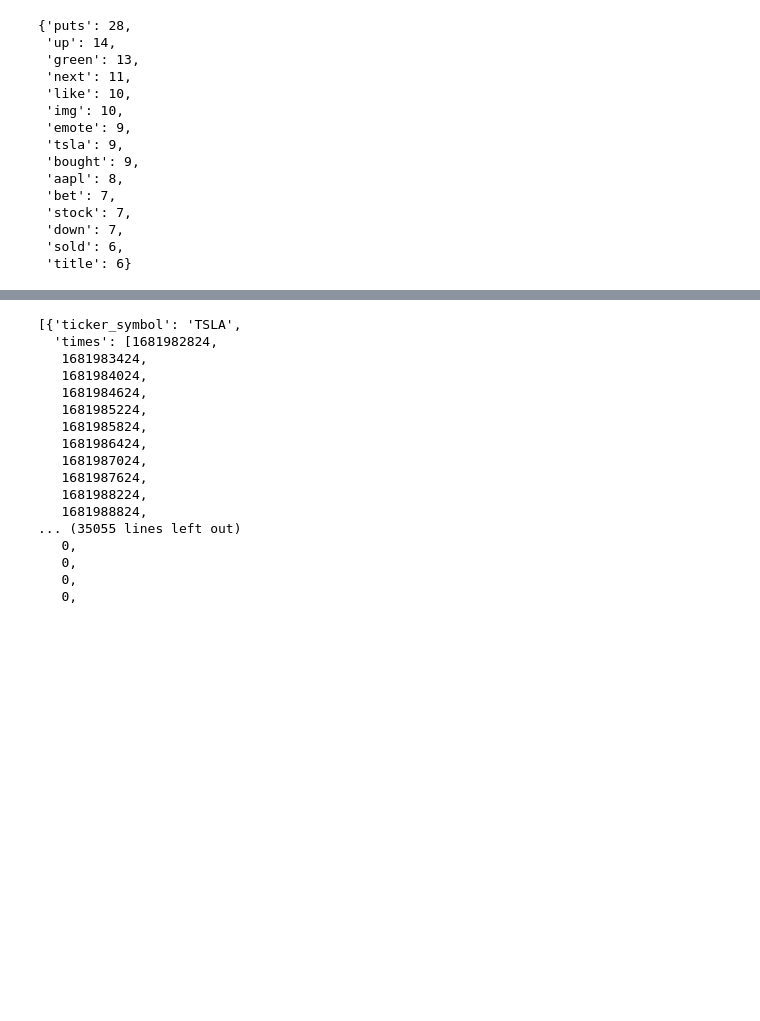
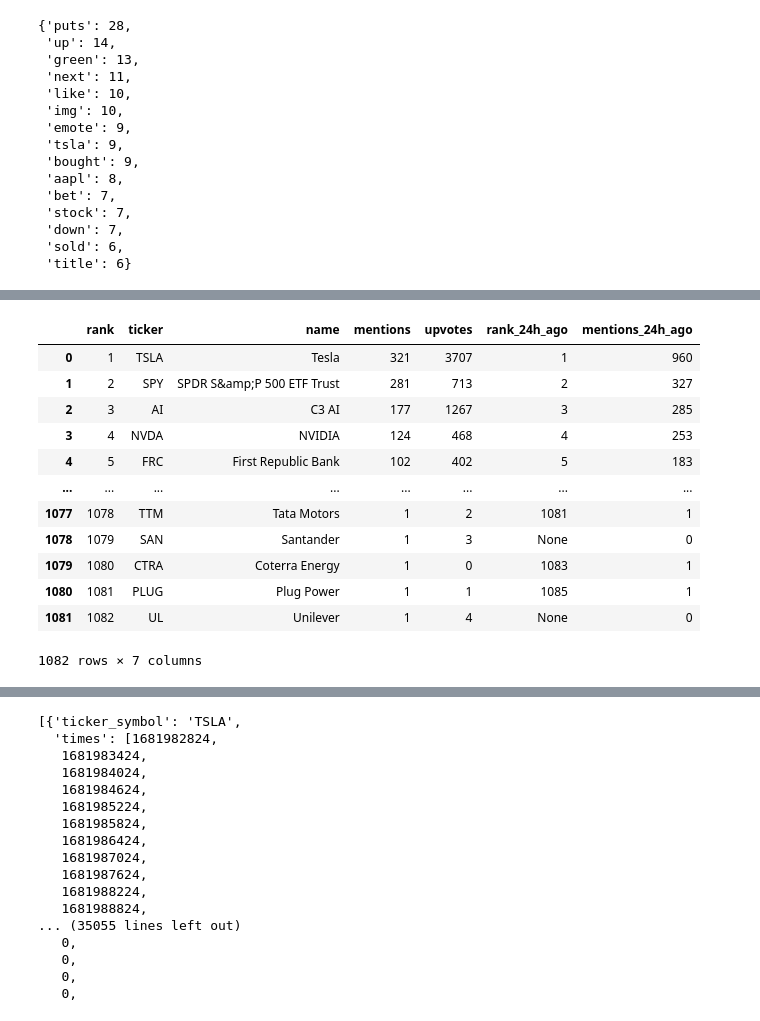
Before and after one commit to Jan-Burger/ETL-Airflow, a Jupyter notebook: dags/etl/test2.ipynb, the cells around one changed output, grey strips where cells are left out. Saved outputs shown, nothing was run; the diff lists cells and outputs as text; code cells hidden in the pictures; blank space fills up the shorter version.

```diff
--- a/test2.ipynb
+++ b/dags/etl/test2.ipynb
@@ -157,0 +150,2 @@ from webscraper import get_stock_summary
+# %%
+stock_summary = get_stock_summary()
@@ -157,0 +172,32 @@ from webscraper import get_stock_summary
+# %%
+df_stock_summary = pd.DataFrame(stock_summary)
+# %%
+df_stock_summary.loc[df_stock_summary["rank_24h_ago"] == "0", "rank_24h_ago"] = None
+df_stock_summary.loc[df_stock_summary["mentions_24h_ago"].isnull(), "mentions_24h_ago"] = "0"
+df_stock_summary.loc[df_stock_summary["mentions"].isnull(), "mentions"] = "0"
+df_stock_summary.loc[df_stock_summary["upvotes"].isnull(), "upvotes"] = "0"
+
+
+df_stock_summary = df_stock_summary.astype({"rank": "int32",
+        "ticker": "object",
+        "name": "object",
+        "mentions": "int32",
+        "upvotes": "int32",
+        "rank_24h_ago": "object",
+        "mentions_24h_ago": "int32"})
+
+df_stock_summary
+# %% [output]
+|  | rank | ticker | name | mentions | upvotes | rank_24h_ago | mentions_24h_ago |
+| 0 | 1 | TSLA | Tesla | 321 | 3707 | 1 | 960 |
+| 1 | 2 | SPY | SPDR S&amp;P 500 ETF Trust | 281 | 713 | 2 | 327 |
+| 2 | 3 | AI | C3 AI | 177 | 1267 | 3 | 285 |
+| 3 | 4 | NVDA | NVIDIA | 124 | 468 | 4 | 253 |
+| 4 | 5 | FRC | First Republic Bank | 102 | 402 | 5 | 183 |
+| ... | ... | ... | ... | ... | ... | ... | ... |
+| 1077 | 1078 | TTM | Tata Motors | 1 | 2 | 1081 | 1 |
+| 1078 | 1079 | SAN | Santander | 1 | 3 | None | 0 |
+| 1079 | 1080 | CTRA | Coterra Energy | 1 | 0 | 1083 | 1 |
+| 1080 | 1081 | PLUG | Plug Power | 1 | 1 | 1085 | 1 |
+| 1081 | 1082 | UL | Unilever | 1 | 4 | None | 0 |
+1082 rows × 7 columns
```
Also changed, not shown: parts of 35 cells of this notebook, 5 other files.
